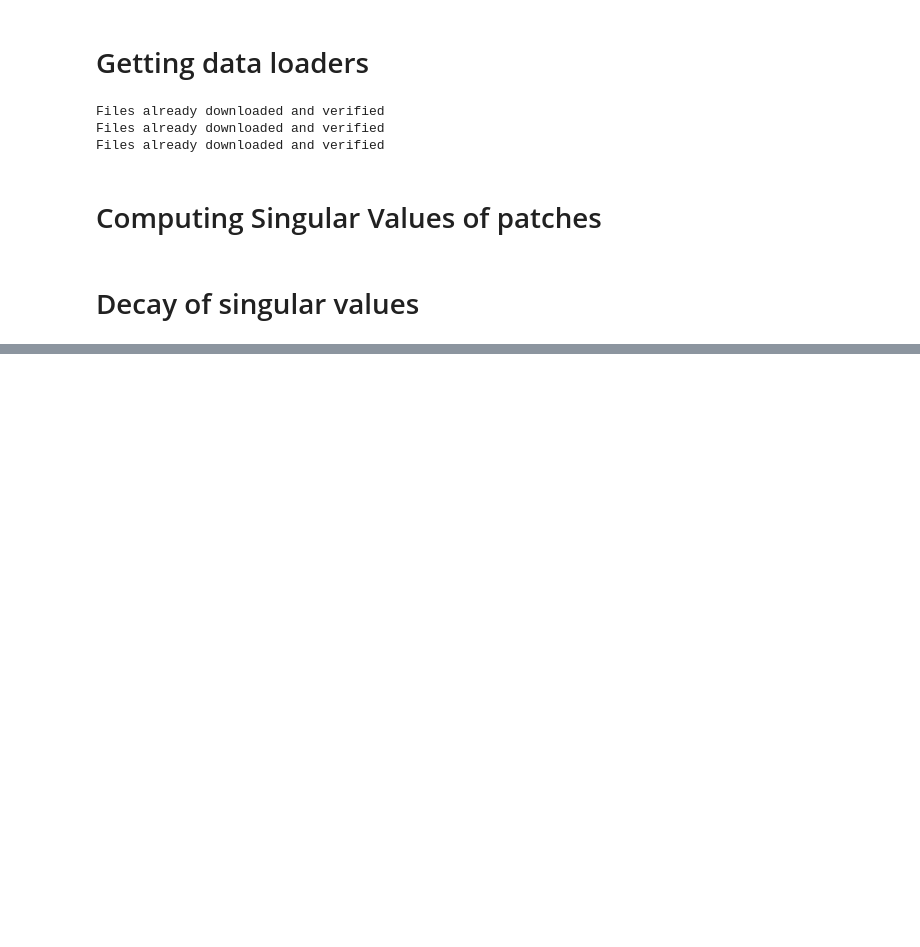
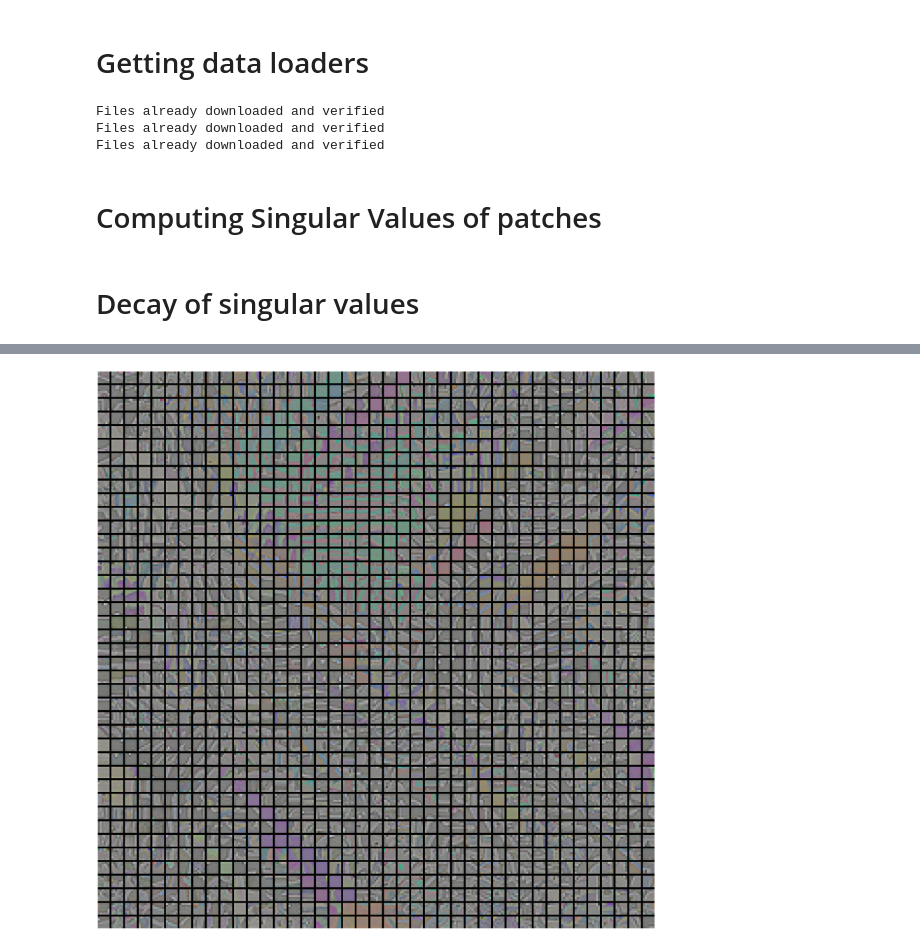
Before and after one commit to louity/patches, a Jupyter notebook: PatchesAnalysis.ipynb, the cells around one changed output, grey strips where cells are left out. Drawn from its saved outputs; the diff is of its cells as text; code cells hidden in the pictures; blank space fills up the shorter version.

```diff
--- a/PatchesAnalysis.ipynb
+++ b/PatchesAnalysis.ipynb
@@ -131,0 +349,33 @@ save('intrinsic_dims')
+# %%
+
+dataset = 'cifar10'
+device = 'cuda'
+whitening_reg = 0.001
+file_name = 'patches_k_nns_'+dataset+'_whitening_reg_'+str(whitening_reg)
+save_file = os.path.join('data', file_name)
+if not os.path.exists(save_file):
+    cifar10_patches  = get_patches_nns_from_file(root,file_name)
+    with open(save_file, 'wb') as f:
+        pickle.dump(cifar10_patches, f)
+else:
+    with open(save_file, 'rb') as f:
+        cifar10_patches = pickle.load(f)
+# %%
+M = 41
+patches =  torch.from_numpy(cifar10_patches[0]['patches']).to(device)
+K_nns = torch.from_numpy(cifar10_patches[0]['K_nns']).to(device)
+K_nn_dist = torch.from_numpy(cifar10_patches[0]['K_nn_dist']).to(device)
+start_patch = 0
+indicies = pa.compute_topological_order(start_patch,K_nns,M, stride=1,NN=0)
+# %%
+image = build_topographical_image(patches, indicies)
+image = image.transpose(1,2,0)
+# %%
+plt.figure(figsize = (40, 40))
+plt.axis("off")
+plt.imshow(image, interpolation = 'nearest')
+
+save('topographical_order_more_patches')
+plt.show()
+# %% [output]
+[figure, added]
```
Also changed, not shown: parts of 15 cells of this notebook, 1 other file.
